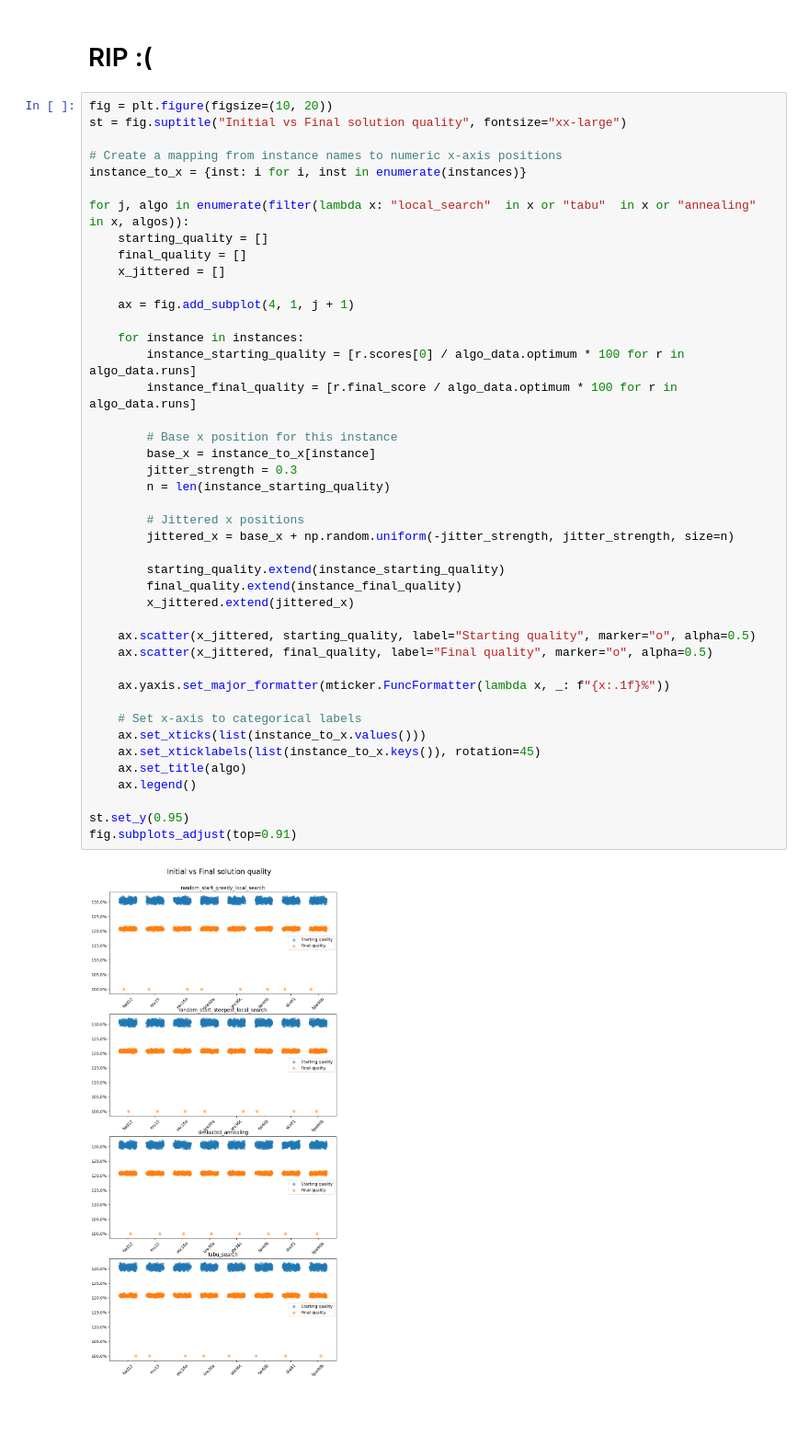
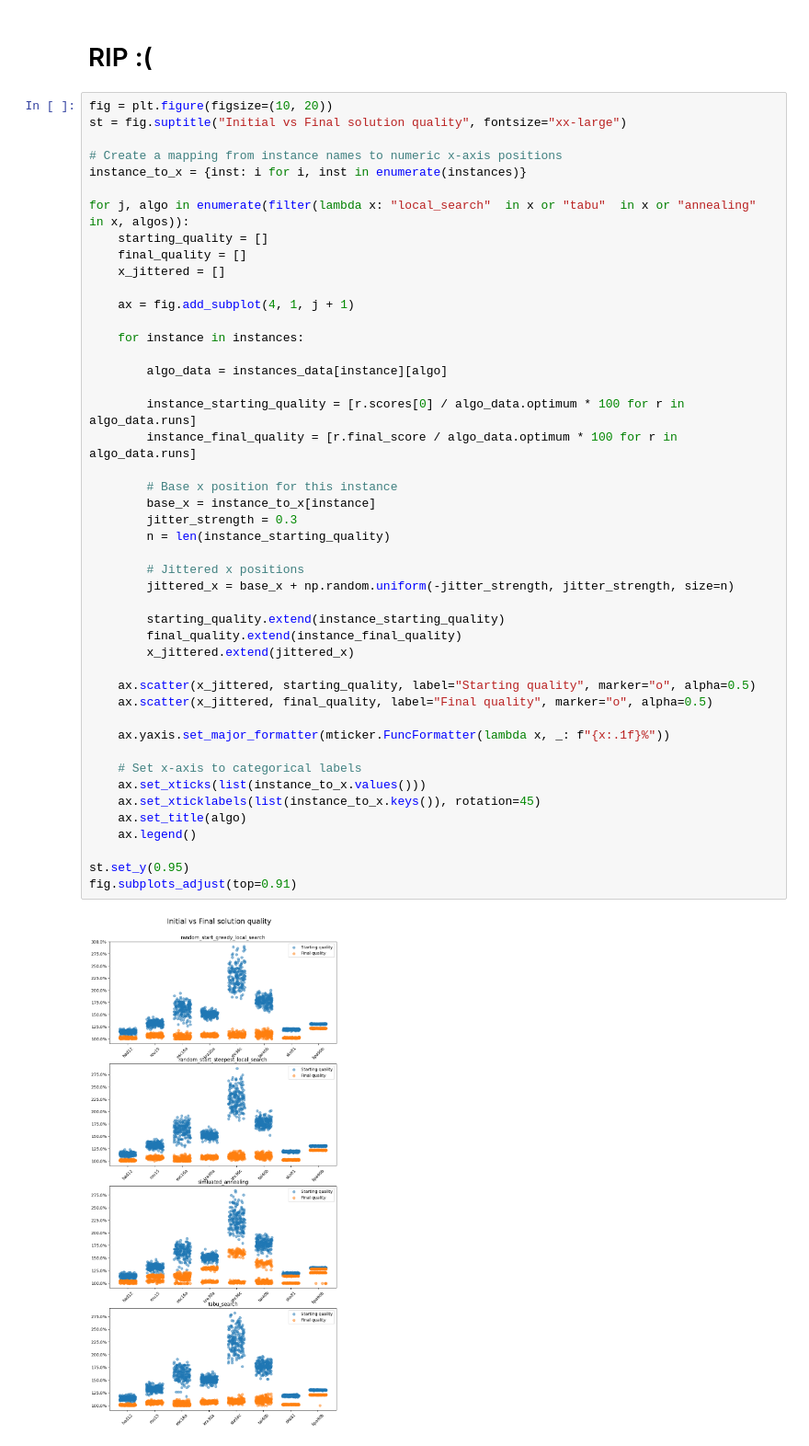
Before and after one commit to 2002jan/put-biam-2025, a Jupyter notebook: visualization/instances_vis.ipynb, the cells around one changed output. Shown at 92% size. Saved outputs shown, nothing was run; the diff lists cells and outputs as text; blank space fills up the shorter version.

Commit message:
Improved the plots

```diff
--- a/visualization/instances_vis.ipynb
+++ b/visualization/instances_vis.ipynb
@@ -245,36 +244,39 @@ for j, algo in enumerate(filter(lambda x: "local_search"  in x or "tabu"  in x o
     ax = fig.add_subplot(4, 1, j + 1)
 
     for instance in instances:
+
+        algo_data = instances_data[instance][algo]
+
         instance_starting_quality = [r.scores[0] / algo_data.optimum * 100 for r in algo_data.runs]
         instance_final_quality = [r.final_score / algo_data.optimum * 100 for r in algo_data.runs]
 
         # Base x position for this instance
         base_x = instance_to_x[instance]
         jitter_strength = 0.3
         n = len(instance_starting_quality)
 
         # Jittered x positions
         jittered_x = base_x + np.random.uniform(-jitter_strength, jitter_strength, size=n)
 
         starting_quality.extend(instance_starting_quality)
         final_quality.extend(instance_final_quality)
         x_jittered.extend(jittered_x)
 
     ax.scatter(x_jittered, starting_quality, label="Starting quality", marker="o", alpha=0.5)
     ax.scatter(x_jittered, final_quality, label="Final quality", marker="o", alpha=0.5)
 
     ax.yaxis.set_major_formatter(mticker.FuncFormatter(lambda x, _: f"{x:.1f}%"))
 
     # Set x-axis to categorical labels
     ax.set_xticks(list(instance_to_x.values()))
     ax.set_xticklabels(list(instance_to_x.keys()), rotation=45)
     ax.set_title(algo)
     ax.legend()
 
 st.set_y(0.95)
 fig.subplots_adjust(top=0.91)
 # %% [output]
-[figure, old version]
+[figure, new version]
 # %%
 instances_input = instances[2:5]
 
```
Also changed, not shown: parts of 11 cells of this notebook.
